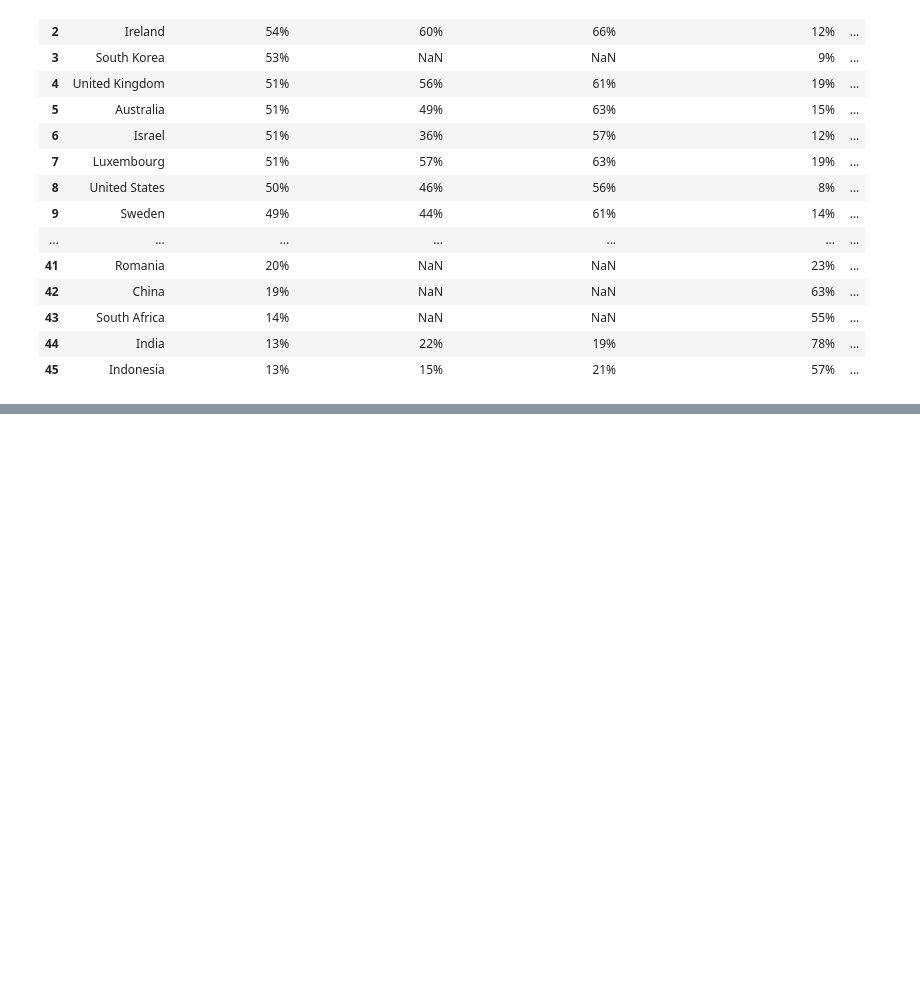
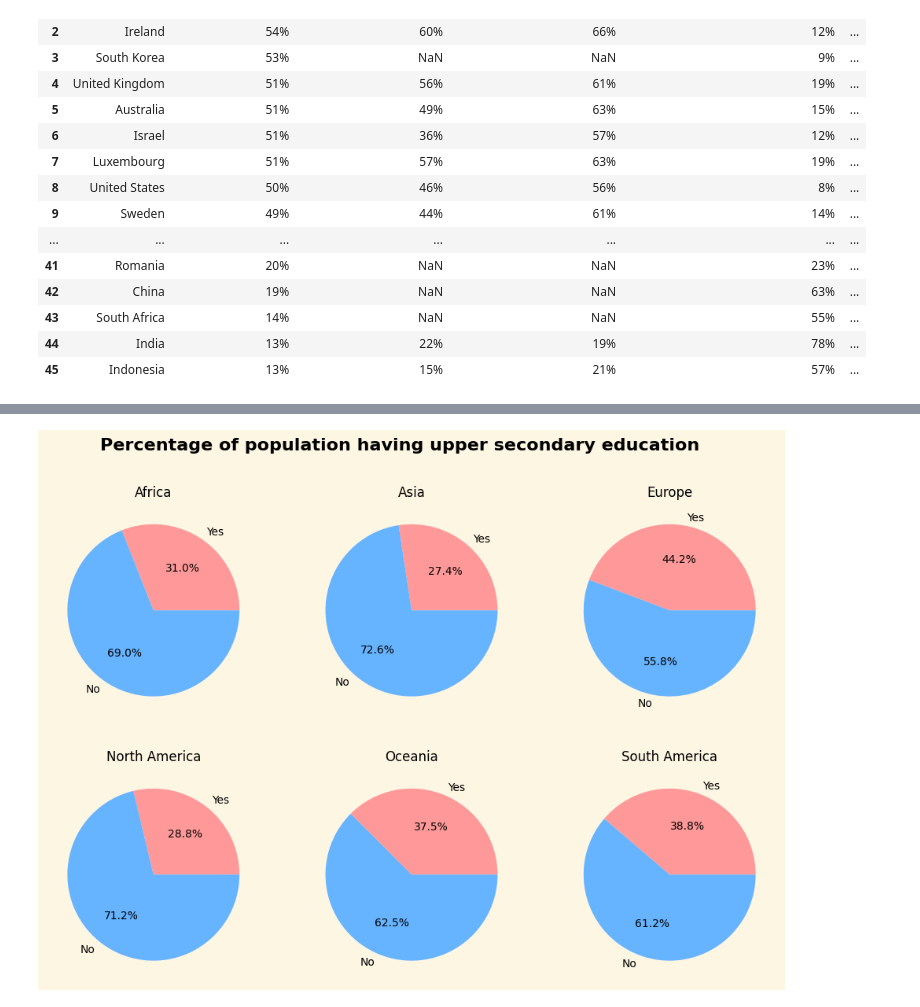
Before and after one commit to AIgineerAB/Python_OPA24_code_along, a Jupyter notebook: repeat_matplotlib.ipynb, the cells around one changed output, grey strips where cells are left out. Saved outputs shown, nothing was run; the diff lists cells and outputs as text; code cells hidden in the pictures; blank space fills up the shorter version.

Commit message:
finishing repeat matplotlib

```diff
--- a/repeat_matplotlib.ipynb
+++ b/repeat_matplotlib.ipynb
@@ -43,0 +48,4 @@ df_merged.head()
+# %%
+#Group the data by continent and sum the "Upper Secondary Total 2022"
+continent_group = df_merged.groupby("Continent")["Upper Secondary Total 2022"].mean()
+continent_group
@@ -43,0 +82,25 @@ df_merged.head()
+# %%
+import matplotlib.pyplot as plt
+
+#one can choose a certain style for the entire graph
+plt.style.use('Solarize_Light2')
+
+fig, axes = plt.subplots(2,3, figsize=(12,8))
+
+#flatten the array for the loop
+axes = axes.flatten()
+
+#loop through each continent to create a subplot of 6 piecharts
+#use zip() to loop through multiple iterables
+for ax, (continent, value) in zip(axes, continent_group.items()):
+    ax.pie([value,100-value], #size of pies
+           labels=["Yes", "No"],
+           autopct='%1.1f%%',
+           colors=['#ff9999', '#66b3ff'])
+    ax.set_title(continent, fontsize=12)
+
+fig.suptitle("Percentage of population having upper secondary education", fontsize=16, fontweight='bold')
+
+fig.savefig("pie_chart.png", dpi=300)
+# %% [output]
+[figure, added]
```
Also changed, not shown: parts of 5 cells of this notebook.
